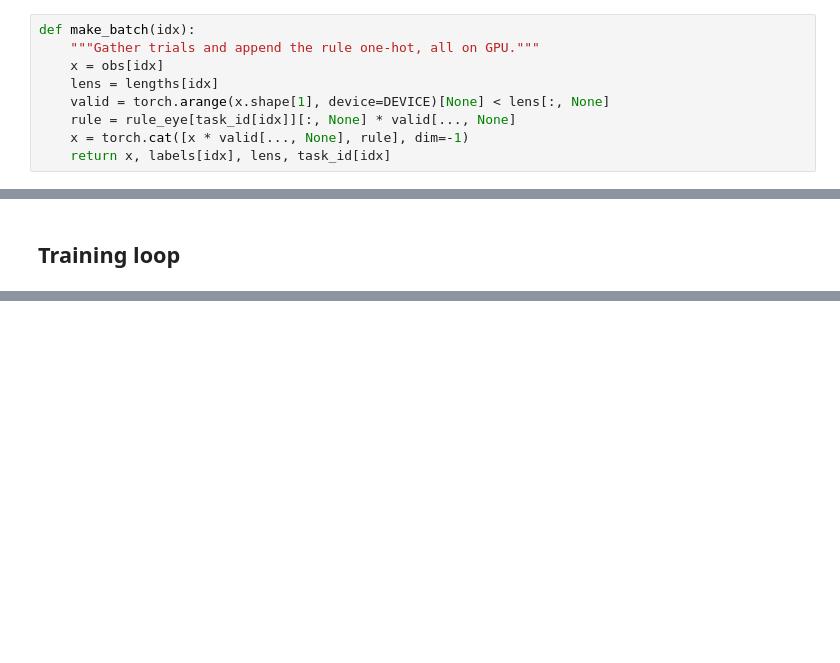
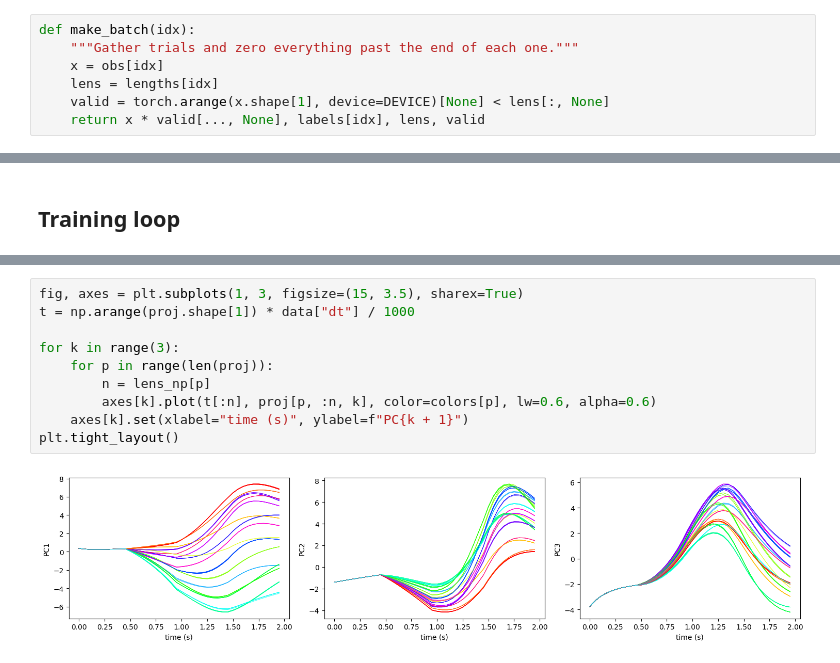
Before and after one commit to clewis7/mech-interp-sandbox, a Jupyter notebook: modcog-rnn/train_modcog_rnn.ipynb, the cells around one changed output, grey strips where cells are left out. Cells and saved outputs as stored; diff of their text form; blank space fills up the shorter version.

```diff
--- a/modcog-rnn/train_modcog_rnn.ipynb
+++ b/modcog-rnn/train_modcog_rnn.ipynb
@@ -90,9 +79,7 @@ train 18893, val 2099, probe 656
 # %%
 def make_batch(idx):
-    """Gather trials and append the rule one-hot, all on GPU."""
+    """Gather trials and zero everything past the end of each one."""
     x = obs[idx]
     lens = lengths[idx]
     valid = torch.arange(x.shape[1], device=DEVICE)[None] < lens[:, None]
-    rule = rule_eye[task_id[idx]][:, None] * valid[..., None]
-    x = torch.cat([x * valid[..., None], rule], dim=-1)
-    return x, labels[idx], lens, task_id[idx]
+    return x * valid[..., None], labels[idx], lens, valid
@@ -377,0 +288,12 @@ saved modcog_rnn.pt
+# %%
+fig, axes = plt.subplots(1, 3, figsize=(15, 3.5), sharex=True)
+t = np.arange(proj.shape[1]) * data["dt"] / 1000
+
+for k in range(3):
+    for p in range(len(proj)):
+        n = lens_np[p]
+        axes[k].plot(t[:n], proj[p, :n, k], color=colors[p], lw=0.6, alpha=0.6)
+    axes[k].set(xlabel="time (s)", ylabel=f"PC{k + 1}")
+plt.tight_layout()
+# %% [output]
+[figure, added]
```
Also changed, not shown: parts of 26 cells of this notebook, 13 other files.
